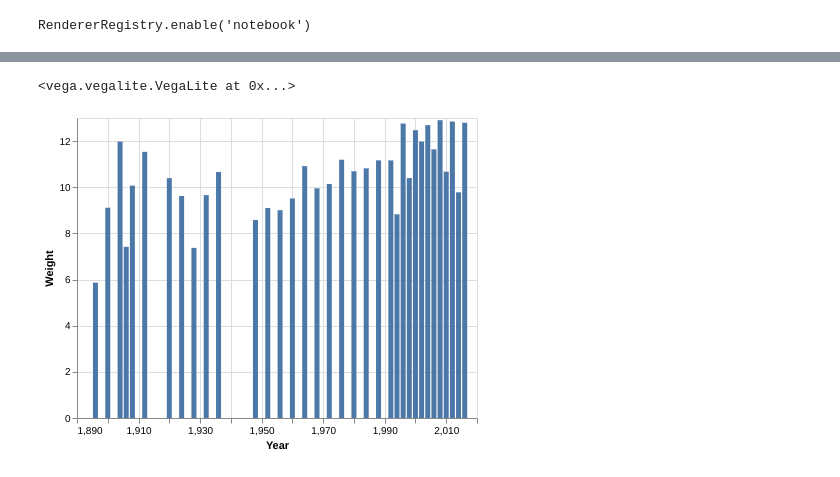
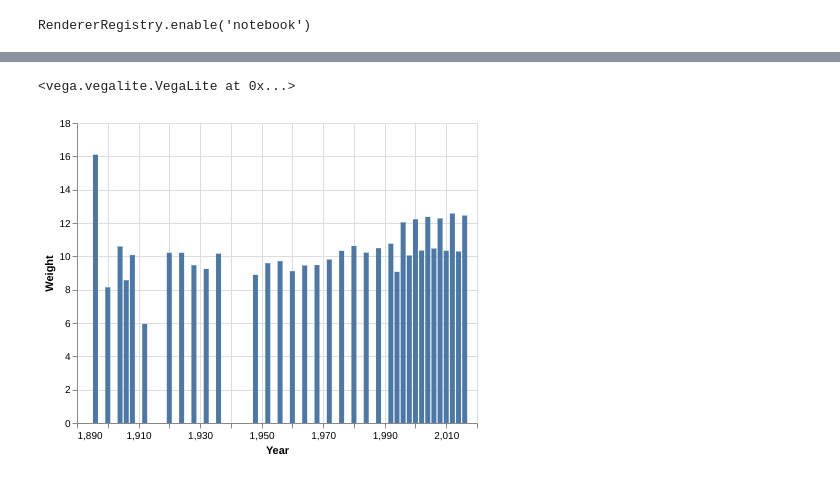
Before and after one commit to JonathanWoollett-Light/CSC327-A2, a Jupyter notebook: source.ipynb, the cells around one changed output, grey strips where cells are left out. Cells and saved outputs as stored; diff of their text form; code cells hidden in the pictures.

```diff
--- a/source.ipynb
+++ b/source.ipynb
@@ -44,8 +44,15 @@ alt.Chart(avg_std_by_year).mark_bar().encode(
-# %%
-alt.Chart(avg_std_by_year).mark_bar().encode(
-    x='Year',
-    y='Weight'
-)
-# %% [output]
-<vega.vegalite.VegaLite at 0x...>
-[figure, removed]
+# %%
+# standard deviation of weight across years
+
+
+weight_std_by_year = data.groupby(["Year","Sport"])["Weight"].std()
+
+weight_avg_std_by_year = weight_std_by_year.groupby(["Year"]).mean().reset_index()
+
+alt.Chart(weight_avg_std_by_year).mark_bar().encode(
+    x='Year',
+    y='Weight'
+)
+# %% [output]
+<vega.vegalite.VegaLite at 0x...>
+[figure, added]
```
Also changed, not shown: parts of 3 cells of this notebook, 1 other file.
